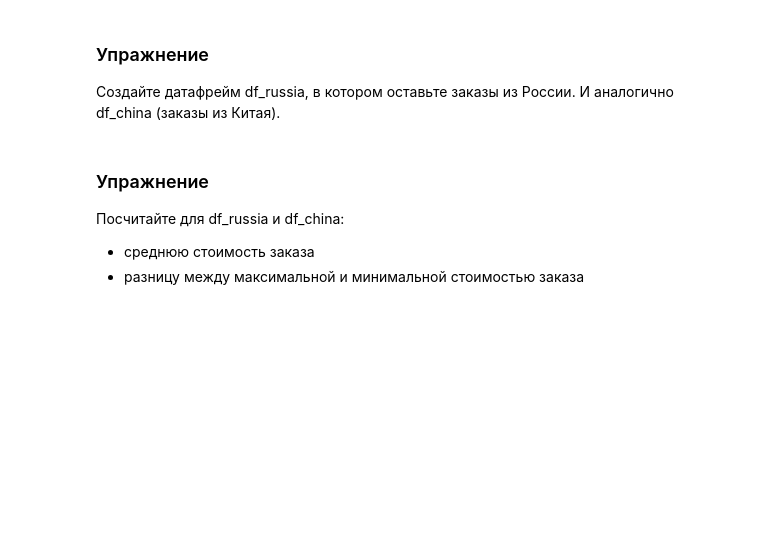
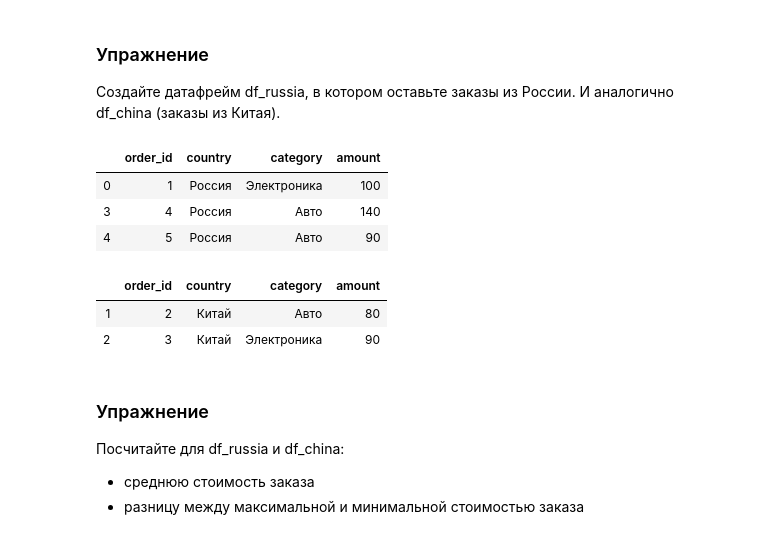
Before and after one commit to xcutionsolo/functions_and_data, a Jupyter notebook: Python_11_pandas_functions_groupby.ipynb, the cells around one changed output. Saved outputs shown, nothing was run; the diff lists cells and outputs as text; code cells hidden in the pictures; blank space fills up the shorter version.

```diff
--- a/Python_11_pandas_functions_groupby.ipynb
+++ b/Python_11_pandas_functions_groupby.ipynb
@@ -166,6 +301,21 @@ df
 # %% [markdown]
 ### Упражнение
 Создайте датафрейм df_russia, в котором оставьте заказы из России. И аналогично df_china (заказы из Китая).
+# %%
+df_russia = df[ df['country'] == 'Россия']
+df_russia
+# %% [output]
+|  | order_id | country | category | amount |
+| 0 | 1 | Россия | Электроника | 100 |
+| 3 | 4 | Россия | Авто | 140 |
+| 4 | 5 | Россия | Авто | 90 |
+# %%
+df_china = df [ df['country'] == 'Китай']
+df_china
+# %% [output]
+|  | order_id | country | category | amount |
+| 1 | 2 | Китай | Авто | 80 |
+| 2 | 3 | Китай | Электроника | 90 |
 # %% [markdown]
 ### Упражнение
 Посчитайте для df_russia и df_china:
```
Also changed, not shown: parts of 38 cells of this notebook, 1 other file.
